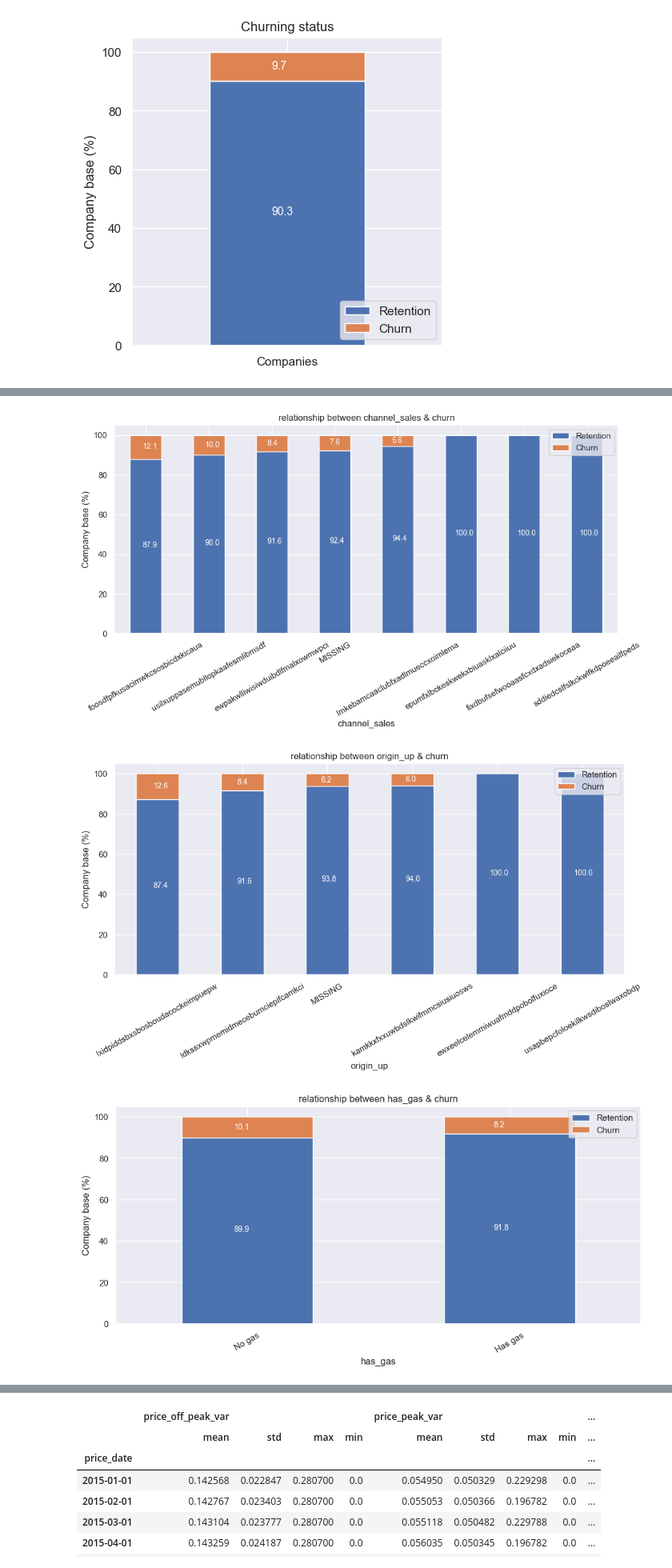
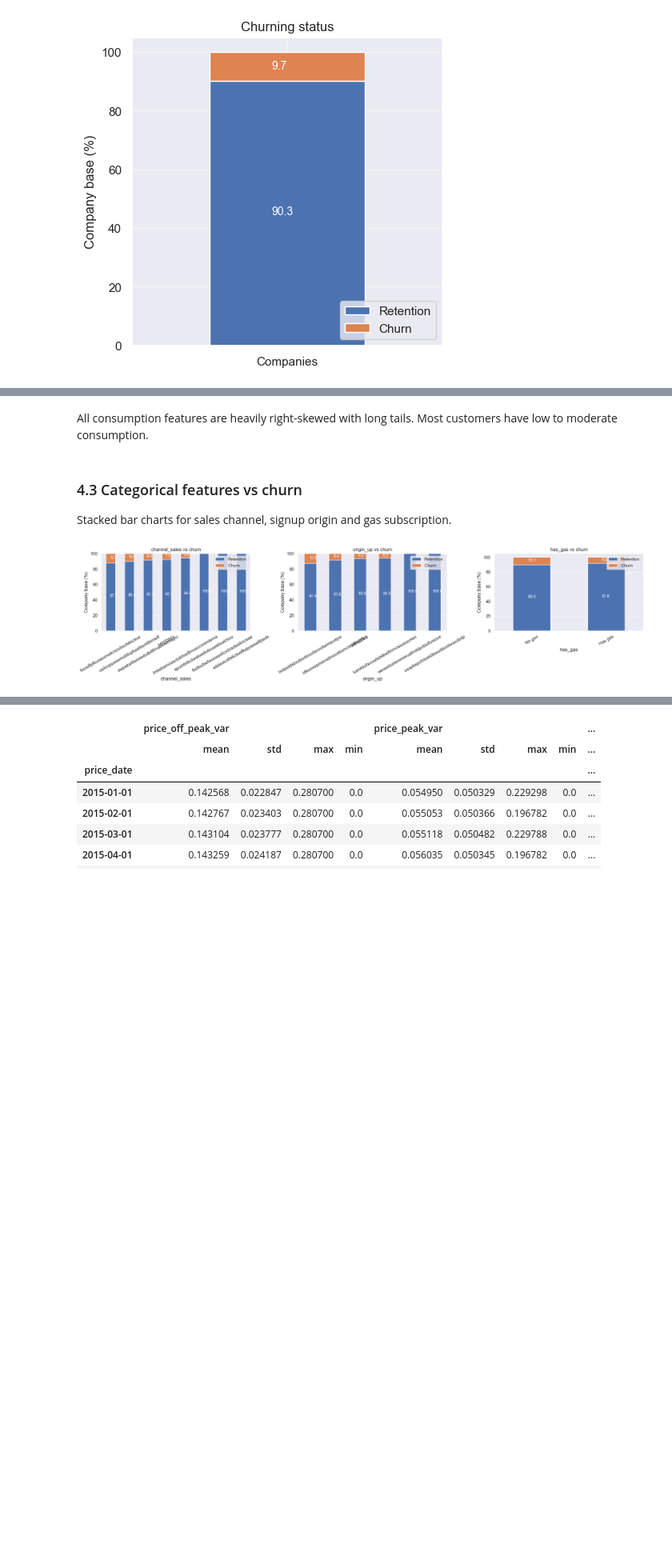
Before and after one commit to zhicongDeng/forage-bcg-churn-analysis, a Jupyter notebook: notebooks/eda.ipynb, the cells around one changed output, grey strips where cells are left out. Shown at 80% size. Saved outputs shown, nothing was run; the diff lists cells and outputs as text; code cells hidden in the pictures; blank space fills up the shorter version.

```diff
--- a/notebooks/eda.ipynb
+++ b/notebooks/eda.ipynb
@@ -200,7 +115,9 @@ The second function `annotate_bars` is used by the first function, but the third
 # %%
-consumption = client_df[['id', 'cons_12m', 'cons_gas_12m', 'cons_last_month', 'imp_cons', 'has_gas', 'churn']]
+consumption = client_df[['id', 'cons_12m', 'cons_gas_12m', 'cons_last_month', 'imp_cons', 'churn']]
+CONS_COLS = ['cons_12m', 'cons_gas_12m', 'cons_last_month', 'imp_cons']
 
-fig, axs = plt.subplots(nrows=1, figsize=(18, 5))
-
-plot_distribution(consumption, 'cons_12m', axs)
+fig, axs = plt.subplots(2, 2, figsize=(16, 10))
+for column, ax in zip(CONS_COLS, axs.flatten()):
+    plot_distribution(consumption, column, ax)
+plt.tight_layout()
 # %% [output]
@@ -208,19 +125,25 @@ plot_distribution(consumption, 'cons_12m', axs)
+# %% [markdown]
+All consumption features are heavily right-skewed with long tails. Most customers have low to moderate consumption.
+# %% [markdown]
+### 4.3 Categorical features vs churn
+
+Stacked bar charts for sales channel, signup origin and gas subscription.
 # %%
-def plot_stacked_relationship_factor_and_churn(column = ''):
-    dataframe = client_df[['id','churn',column]]
-    dataframe_table = dataframe.groupby([column,'churn'])['id'].count().unstack(level = 1).fillna(0)
-        #be careful to assign column 'id' to count the number
-    dataframe_table = dataframe_table.div(dataframe_table.sum(axis = 1), axis = 0) *100
-    plot_stacked_bars(dataframe_table.sort_values(by = [1], ascending = False),f'relationship between {column} & churn',rot_=30)
+def plot_stacked_relationship_factor_and_churn(column='', ax=None, dataframe=None):
+    if dataframe is None:
+        dataframe = client_df
+    dataframe = dataframe[['id','churn',column]]
+    dataframe_table = dataframe.groupby([column,'churn'])['id'].count().unstack(level=1).fillna(0)
+    dataframe_table = dataframe_table.div(dataframe_table.sum(axis=1), axis=0) * 100
+    plot_stacked_bars(dataframe_table.sort_values(by=[1], ascending=False), f'{column} vs churn', rot_=30, ax=ax)
 # %%
-plot_stacked_relationship_factor_and_churn('channel_sales')
+fig, axes = plt.subplots(1, 3, figsize=(20, 5))
+plot_stacked_relationship_factor_and_churn('channel_sales', ax=axes[0])
+plot_stacked_relationship_factor_and_churn('origin_up', ax=axes[1])
 
-plot_stacked_relationship_factor_and_churn('origin_up')
-
-gas_map = ({'t': 'Has gas', 'f': 'No gas'})
-client_df['has_gas'] = client_df['has_gas'].map(gas_map,)
-plot_stacked_relationship_factor_and_churn('has_gas')
+gas_df = client_df.copy()
+gas_df['has_gas'] = gas_df['has_gas'].map({'t': 'Has gas', 'f': 'No gas'})
+plot_stacked_relationship_factor_and_churn('has_gas', ax=axes[2], dataframe=gas_df)
+plt.tight_layout()
 # %% [output]
-[figure, old version]
+[figure, new version]
-[figure, removed]
-[figure, removed]
```
Also changed, not shown: parts of 39 cells of this notebook, 5 other files.
